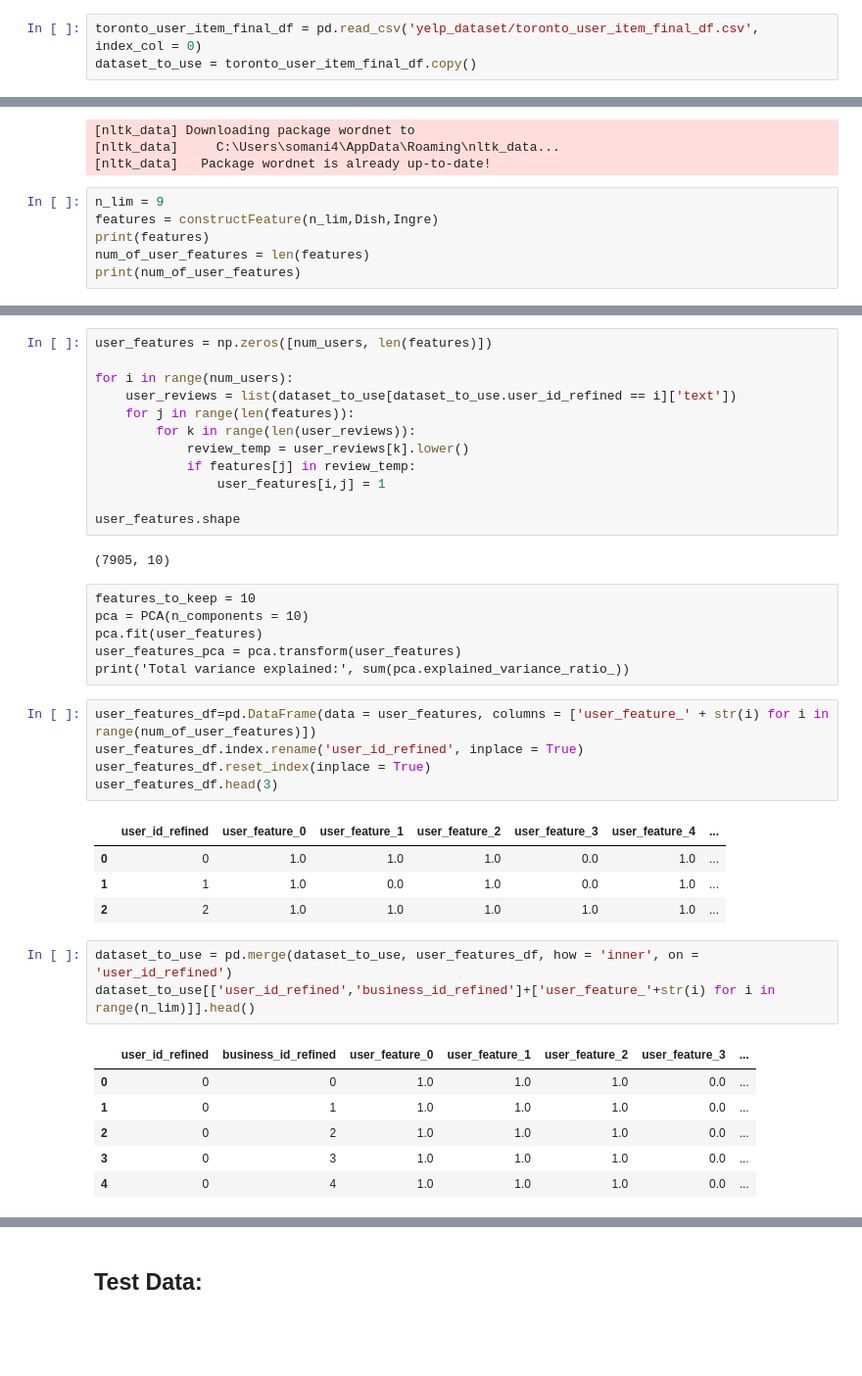
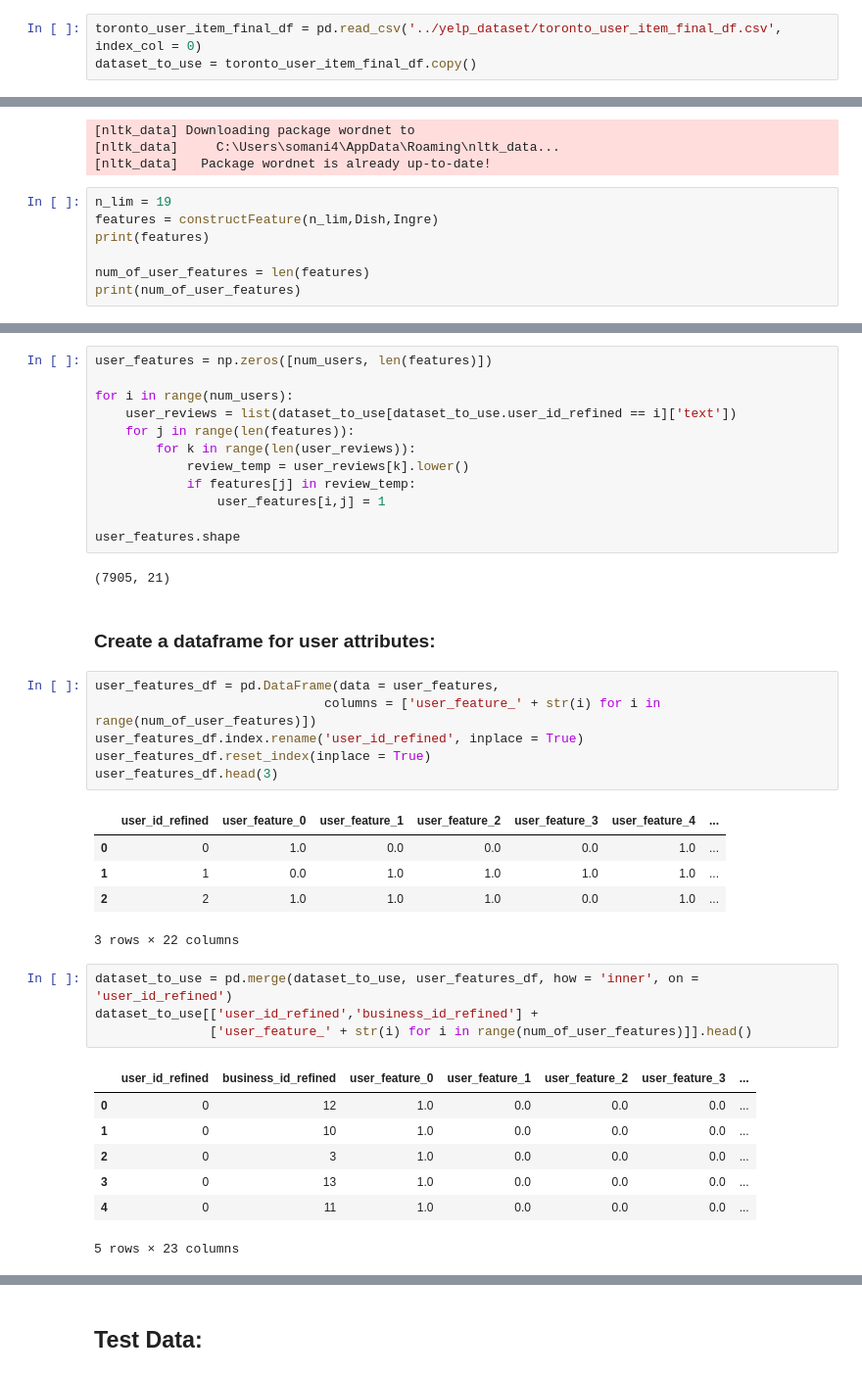
Before and after one commit to akhilesh-somani/Restaurant_Recommendation_System, a Jupyter notebook: Our_Approach.ipynb, the cells around one changed output, grey strips where cells are left out. Shown at 98% size. Cells and saved outputs as stored; diff of their text form; blank space fills up the shorter version.

```diff
--- a/Our_Approach.ipynb
+++ b/Our_Approach.ipynb
@@ -25,5 +27,5 @@ sns.set_context('talk')
 # %%
-toronto_user_item_final_df = pd.read_csv('yelp_dataset/toronto_user_item_final_df.csv', index_col = 0)
+toronto_user_item_final_df = pd.read_csv('../yelp_dataset/toronto_user_item_final_df.csv', index_col = 0)
 dataset_to_use = toronto_user_item_final_df.copy()
 # %%
 num_users = dataset_to_use.user_id.nunique()
@@ -121,9 +123,10 @@ def constructFeature(n_lim,Dish,Ingre):
 [nltk_data]     C:\Users\somani4\AppData\Roaming\nltk_data...
 [nltk_data]   Package wordnet is already up-to-date!
 # %%
-n_lim = 9
+n_lim = 19
 features = constructFeature(n_lim,Dish,Ingre)
 print(features)
+
 num_of_user_features = len(features)
 print(num_of_user_features)
 # %% [output]
@@ -142,33 +145,33 @@ for i in range(num_users):
 
 user_features.shape
 # %% [output]
-(7905, 10)
+(7905, 21)
-# %% [raw]
-features_to_keep = 10
-pca = PCA(n_components = 10)
-pca.fit(user_features)
-user_features_pca = pca.transform(user_features)
-print('Total variance explained:', sum(pca.explained_variance_ratio_))
+# %% [markdown]
+### Create a dataframe for user attributes:
 # %%
-user_features_df=pd.DataFrame(data = user_features, columns = ['user_feature_' + str(i) for i in range(num_of_user_features)])
+user_features_df = pd.DataFrame(data = user_features,
+                              columns = ['user_feature_' + str(i) for i in range(num_of_user_features)])
 user_features_df.index.rename('user_id_refined', inplace = True)
 user_features_df.reset_index(inplace = True)
 user_features_df.head(3)
 # %% [output]
 |  | user_id_refined | user_feature_0 | user_feature_1 | user_feature_2 | user_feature_3 | user_feature_4 | ... |
-| 0 | 0 | 1.0 | 1.0 | 1.0 | 0.0 | 1.0 | ... |
-| 1 | 1 | 1.0 | 0.0 | 1.0 | 0.0 | 1.0 | ... |
-| 2 | 2 | 1.0 | 1.0 | 1.0 | 1.0 | 1.0 | ... |
+| 0 | 0 | 1.0 | 0.0 | 0.0 | 0.0 | 1.0 | ... |
+| 1 | 1 | 0.0 | 1.0 | 1.0 | 1.0 | 1.0 | ... |
+| 2 | 2 | 1.0 | 1.0 | 1.0 | 0.0 | 1.0 | ... |
+3 rows × 22 columns
 # %%
 dataset_to_use = pd.merge(dataset_to_use, user_features_df, how = 'inner', on = 'user_id_refined')
-dataset_to_use[['user_id_refined','business_id_refined']+['user_feature_'+str(i) for i in range(n_lim)]].head()
+dataset_to_use[['user_id_refined','business_id_refined'] +
+               ['user_feature_' + str(i) for i in range(num_of_user_features)]].head()
 # %% [output]
 |  | user_id_refined | business_id_refined | user_feature_0 | user_feature_1 | user_feature_2 | user_feature_3 | ... |
-| 0 | 0 | 0 | 1.0 | 1.0 | 1.0 | 0.0 | ... |
-| 1 | 0 | 1 | 1.0 | 1.0 | 1.0 | 0.0 | ... |
-| 2 | 0 | 2 | 1.0 | 1.0 | 1.0 | 0.0 | ... |
-| 3 | 0 | 3 | 1.0 | 1.0 | 1.0 | 0.0 | ... |
-| 4 | 0 | 4 | 1.0 | 1.0 | 1.0 | 0.0 | ... |
+| 0 | 0 | 12 | 1.0 | 0.0 | 0.0 | 0.0 | ... |
+| 1 | 0 | 10 | 1.0 | 0.0 | 0.0 | 0.0 | ... |
+| 2 | 0 | 3 | 1.0 | 0.0 | 0.0 | 0.0 | ... |
+| 3 | 0 | 13 | 1.0 | 0.0 | 0.0 | 0.0 | ... |
+| 4 | 0 | 11 | 1.0 | 0.0 | 0.0 | 0.0 | ... |
+5 rows × 23 columns
 # %%
 dataset_to_use.sort_values(by = ['user_id_refined', 'date'], inplace = True)
 dataset_to_use.head(3)
```
Also changed, not shown: parts of 34 cells of this notebook.
